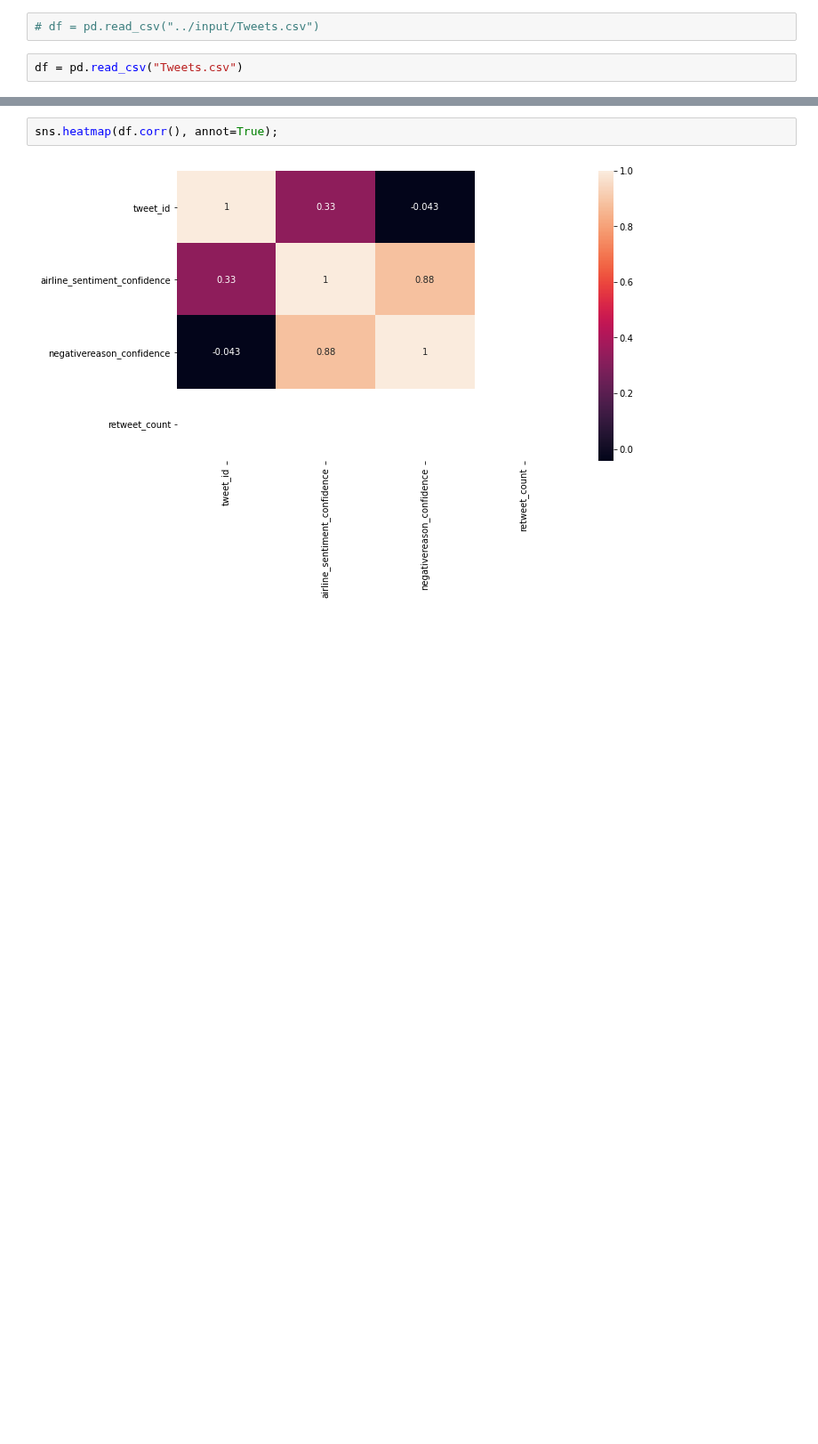
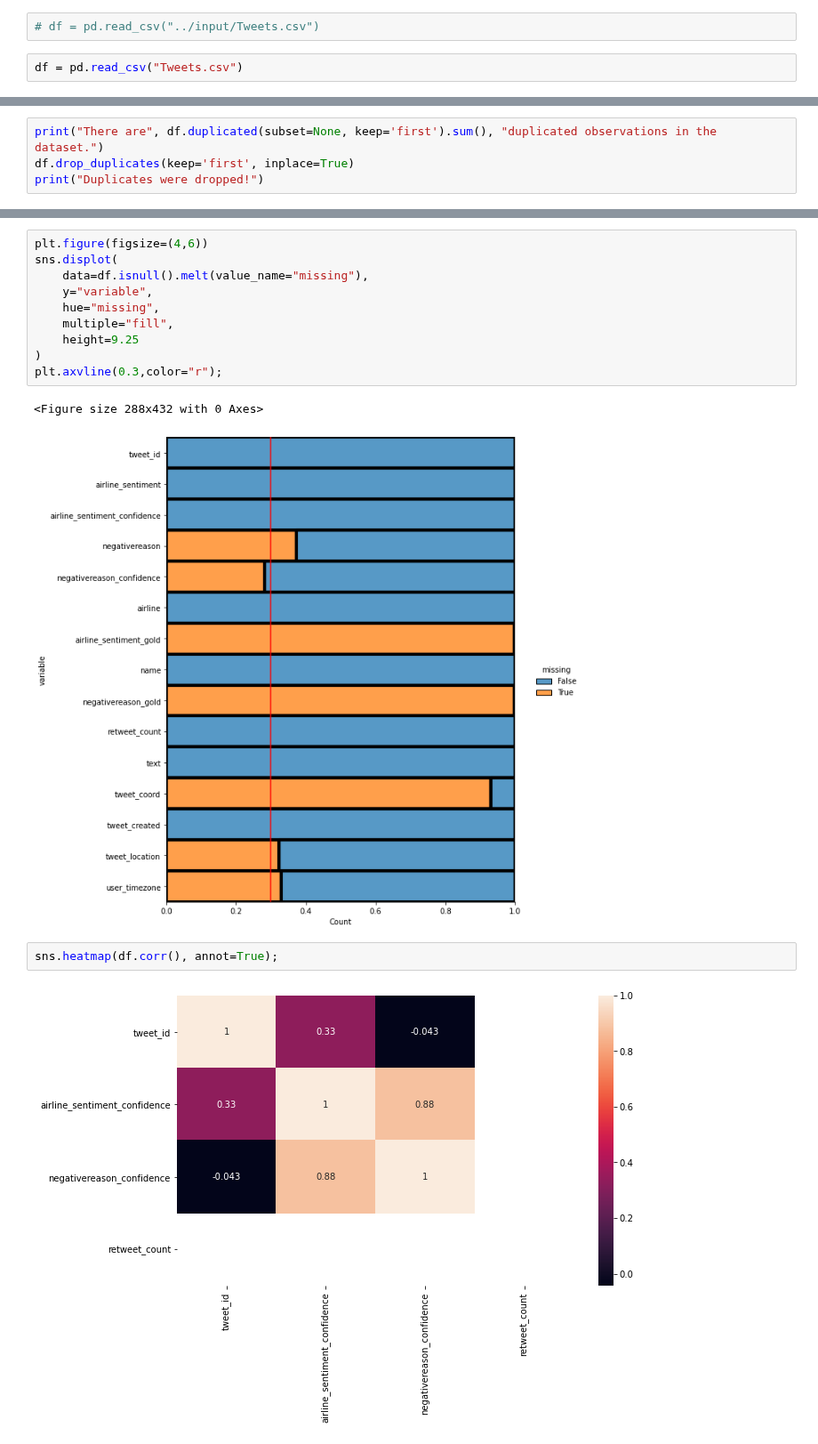
Before and after one commit to KdrDrn/04_PROJECTS, a Jupyter notebook: 21_Kaggle_NLP_Airline_Tweets_sentiment_Analysis/Kaggle_NLP_Airline_Tweets_Sentiment_Analysis.ipynb, the cells around one changed output, grey strips where cells are left out. Shown at 89% size. Drawn from its saved outputs; the diff is of its cells as text; blank space fills up the shorter version.

```diff
--- a/21_Kaggle_NLP_Airline_Tweets_sentiment_Analysis/Kaggle_NLP_Airline_Tweets_Sentiment_Analysis.ipynb
+++ b/21_Kaggle_NLP_Airline_Tweets_sentiment_Analysis/Kaggle_NLP_Airline_Tweets_Sentiment_Analysis.ipynb
@@ -270,0 +296,4 @@ df.describe(include=object)
+# %%
+print("There are", df.duplicated(subset=None, keep='first').sum(), "duplicated observations in the dataset.")
+df.drop_duplicates(keep='first', inplace=True)
+print("Duplicates were dropped!")
@@ -271,3 +338,16 @@ df.describe(include=object)
+# %%
+plt.figure(figsize=(4,6))
+sns.displot(
+    data=df.isnull().melt(value_name="missing"),
+    y="variable",
+    hue="missing",
+    multiple="fill",
+    height=9.25
+)
+plt.axvline(0.3,color="r");
+# %% [output]
+<Figure size 288x432 with 0 Axes>
+[figure, added]
 # %%
 sns.heatmap(df.corr(), annot=True);
 # %% [output]
```
Also changed, not shown: parts of 16 cells of this notebook.
